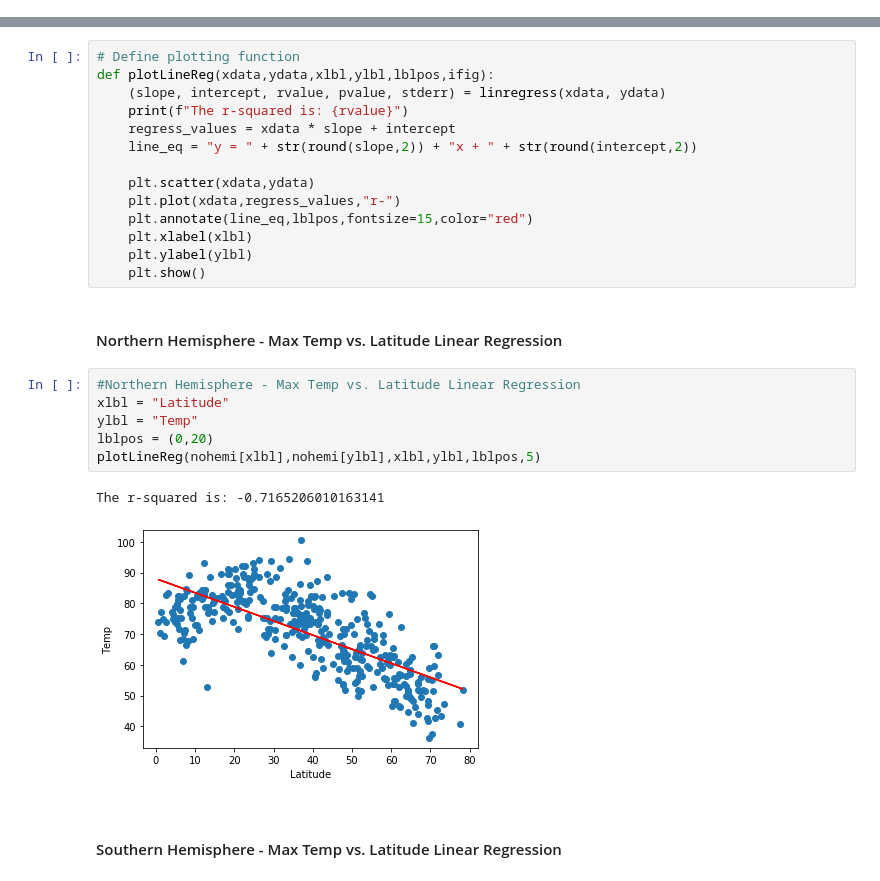
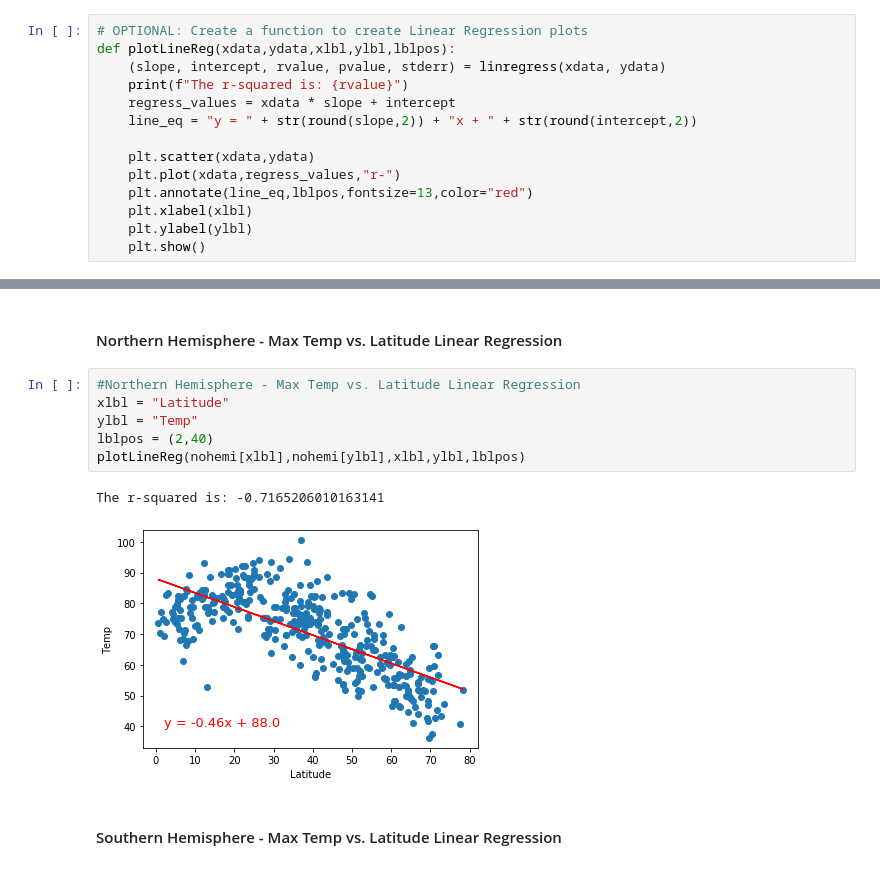
Before and after one commit to tipton-max01/6_python-api-challenge, a Jupyter notebook: WeatherPy.ipynb, the cells around one changed output, grey strips where cells are left out. Cells and saved outputs as stored; diff of their text form.

Commit message:
Corrected LineRegs

```diff
--- a/WeatherPy.ipynb
+++ b/WeatherPy.ipynb
@@ -278,3 +276,17 @@ plt.show()
+# %%
+# OPTIONAL: Create a function to create Linear Regression plots
+def plotLineReg(xdata,ydata,xlbl,ylbl,lblpos):
+    (slope, intercept, rvalue, pvalue, stderr) = linregress(xdata, ydata)
+    print(f"The r-squared is: {rvalue}")
+    regress_values = xdata * slope + intercept
+    line_eq = "y = " + str(round(slope,2)) + "x + " + str(round(intercept,2))
+
+    plt.scatter(xdata,ydata)
+    plt.plot(xdata,regress_values,"r-")
+    plt.annotate(line_eq,lblpos,fontsize=13,color="red")
+    plt.xlabel(xlbl)
+    plt.ylabel(ylbl)
+    plt.show()
 # %%
 #Create Northern Hemisphere DataFrame
 nohemi = weather_data_df.loc[weather_data_df["Latitude"] >= 0.0]
@@ -293,31 +305,17 @@ weather_data_df.head()
 | 2 | Albany | 67.48 | 61 | 24 | 3.89 | 42.60 | -73.97 |
 | 3 | Mataura | 50.95 | 65 | 100 | 5.82 | -46.19 | 168.86 |
 | 4 | Mahébourg | 68.00 | 88 | 20 | 6.93 | -20.41 | 57.70 |
-# %%
-# Define plotting function
-def plotLineReg(xdata,ydata,xlbl,ylbl,lblpos,ifig):
-    (slope, intercept, rvalue, pvalue, stderr) = linregress(xdata, ydata)
-    print(f"The r-squared is: {rvalue}")
-    regress_values = xdata * slope + intercept
-    line_eq = "y = " + str(round(slope,2)) + "x + " + str(round(intercept,2))
-
-    plt.scatter(xdata,ydata)
-    plt.plot(xdata,regress_values,"r-")
-    plt.annotate(line_eq,lblpos,fontsize=15,color="red")
-    plt.xlabel(xlbl)
-    plt.ylabel(ylbl)
-    plt.show()
 # %% [markdown]
 ####  Northern Hemisphere - Max Temp vs. Latitude Linear Regression
 # %%
 #Northern Hemisphere - Max Temp vs. Latitude Linear Regression
 xlbl = "Latitude"
 ylbl = "Temp"
-lblpos = (0,20)
-plotLineReg(nohemi[xlbl],nohemi[ylbl],xlbl,ylbl,lblpos,5)
+lblpos = (2,40)
+plotLineReg(nohemi[xlbl],nohemi[ylbl],xlbl,ylbl,lblpos)
 # %% [output]
 The r-squared is: -0.7165206010163141
-[figure, old version]
+[figure, new version]
 # %% [markdown]
 ####  Southern Hemisphere - Max Temp vs. Latitude Linear Regression
 # %%
```
Also changed, not shown: parts of 14 cells of this notebook.
